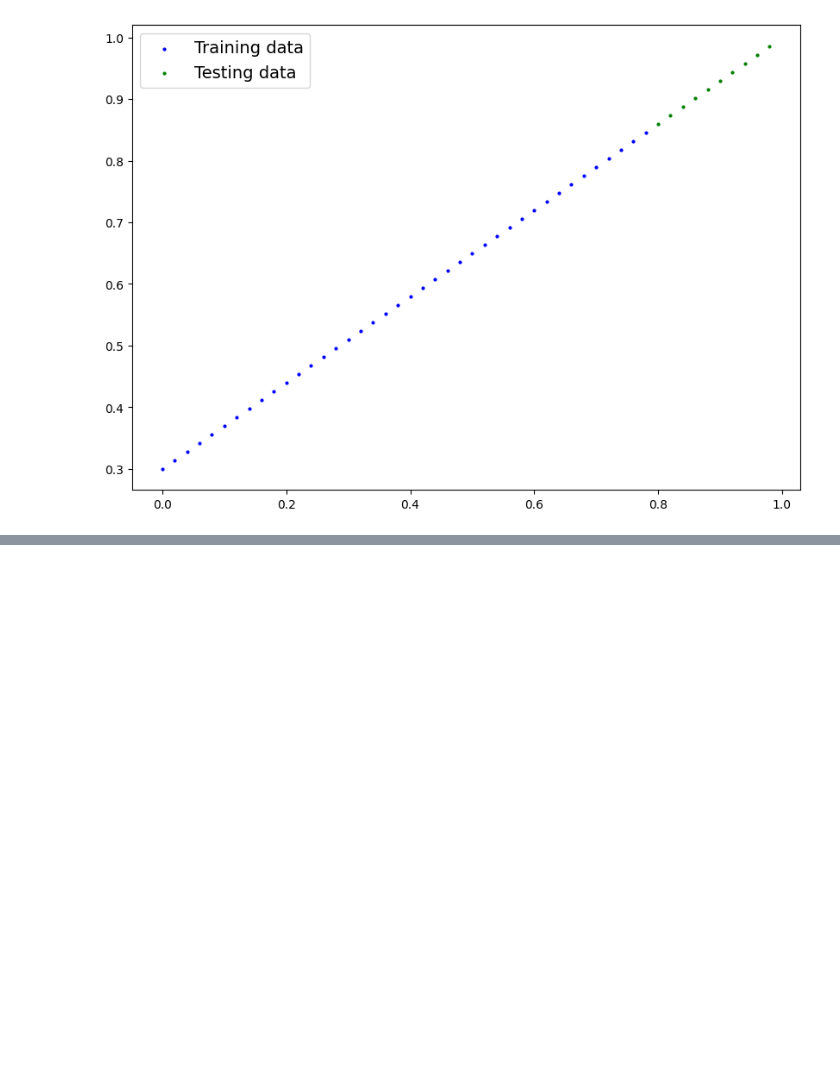
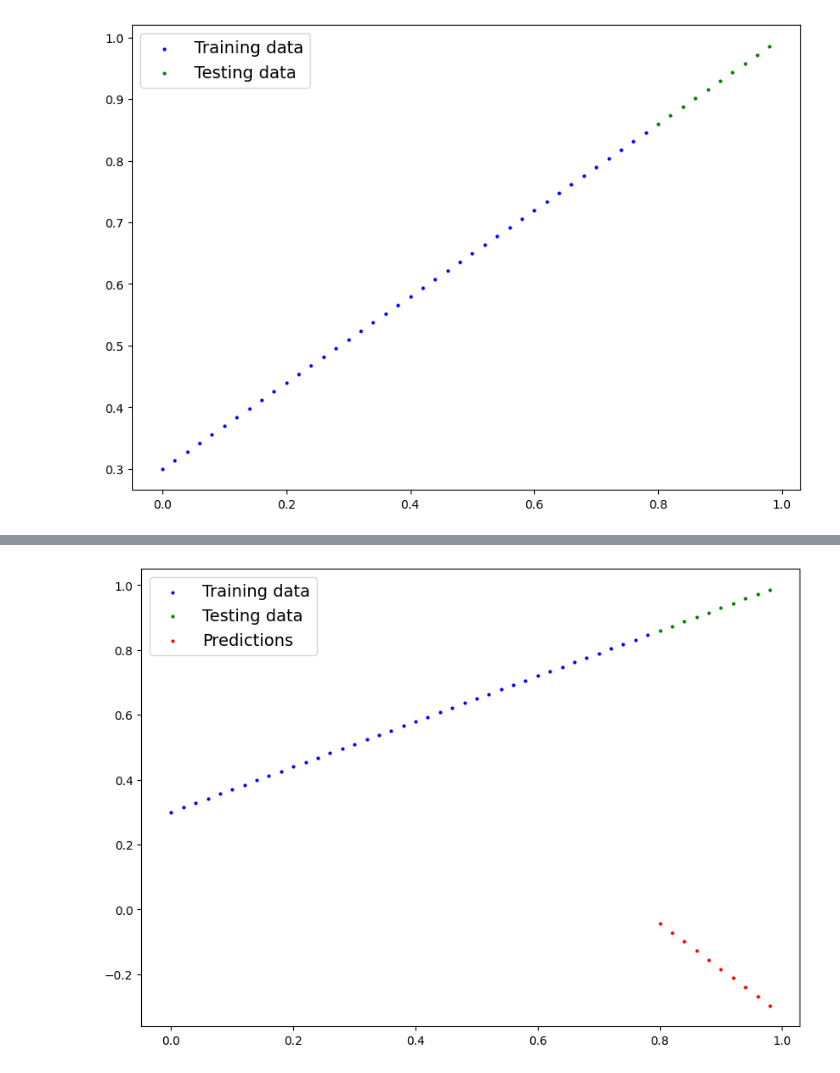
Before and after one commit to abdrhmner/deep-learning-by-pytorch, a Jupyter notebook: 0.ipynb, the cells around one changed output, grey strips where cells are left out. Drawn from its saved outputs; the diff is of its cells as text; code cells hidden in the pictures; blank space fills up the shorter version.

```diff
--- a/0.ipynb
+++ b/0.ipynb
@@ -179,8 +179,8 @@ tensor([[0.3000],
 # %%
 train_split=int(0.8*len(x))
 x_train,y_train=x[:train_split],y[:train_split]
-x_tes,y_test=x[train_split:],y[train_split:]
-x_train.shape,y_train.shape,x_tes.shape,y_test.shape
+x_test,y_test=x[train_split:],y[train_split:]
+x_train.shape,y_train.shape,x_test.shape,y_test.shape
 # %% [output]
 (torch.Size([40, 1]),
  torch.Size([40, 1]),
@@ -190,7 +190,7 @@ x_train.shape,y_train.shape,x_tes.shape,y_test.shape
 import matplotlib.pyplot as plt
 def plot_predictions(train_data=x_train,
                      train_labels=y_train,
-                     test_data=x_tes,
+                     test_data=x_test,
                      test_labels=y_test,
                      predictions=None):
     plt.figure(figsize=(10,7))
@@ -215,7 +215,7 @@ class LinearRegressionModel(nn.Module):
     def forward(self, x: torch.Tensor) -> torch.Tensor:
         return self.weights * x + self.bias
 # %%
-model_0=LenierRegressionModel()
+model_0=LinearRegressionModel()
 list(model_0.parameters())
 # %% [output]
 [Parameter containing:
@@ -225,5 +225,5 @@ list(model_0.parameters())
 # %%
 with torch.inference_mode():
-    y_preds=model_0(x_tes)
+    y_preds=model_0(x_test)
 y_preds
 # %% [output]
@@ -230,0 +240,4 @@ NotImplementedError: Module [LenierRegressionModel] is missing the required "for
+# %%
+plot_predictions(predictions=y_preds)
+# %% [output]
+[figure, added]
```
Also changed, not shown: parts of 4 cells of this notebook.
